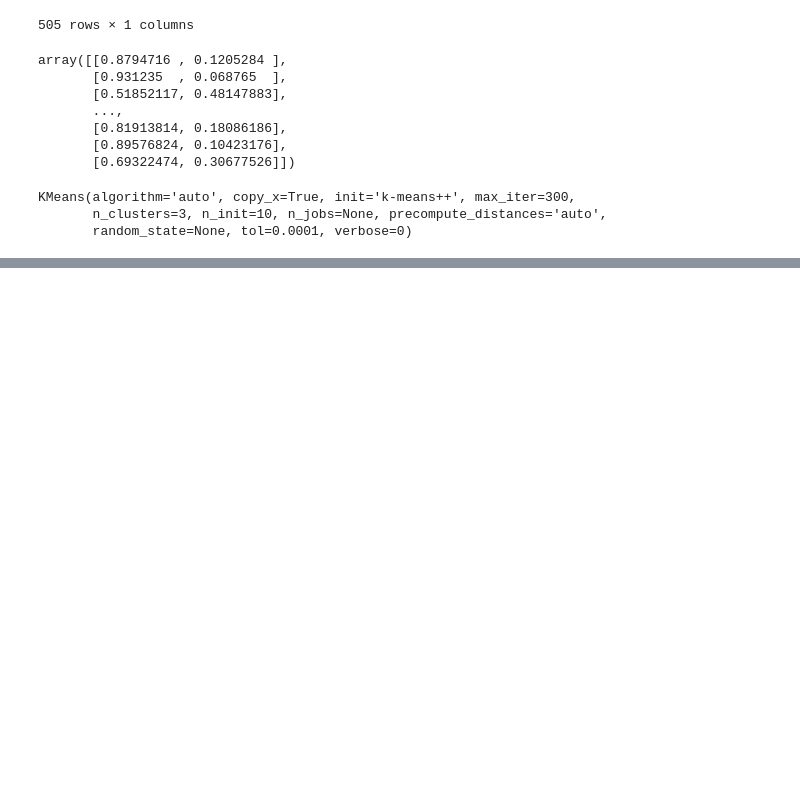
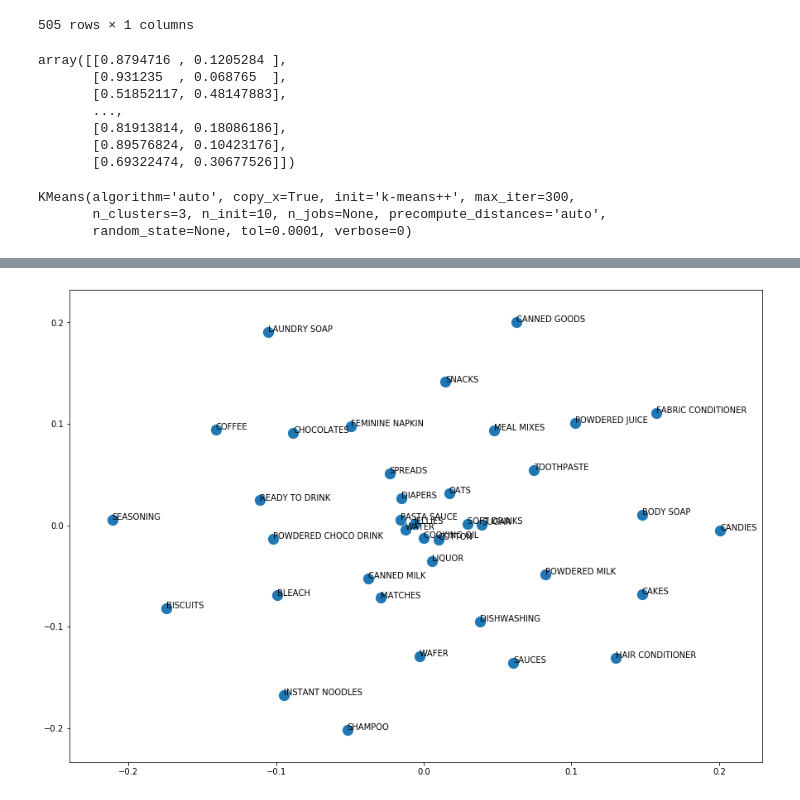
Before and after one commit to docligot/web-bootcamp-1, a Jupyter notebook: tessa/python/Python Exercises_2.ipynb, the cells around one changed output, grey strips where cells are left out. Cells and saved outputs as stored; diff of their text form; code cells hidden in the pictures; blank space fills up the shorter version.

```diff
--- a/tessa/python/Python Exercises_2.ipynb
+++ b/tessa/python/Python Exercises_2.ipynb
@@ -478,0 +511,6 @@ plt.scatter(test_output['x_axis'], test_output['y_axis'], c=test_output['cluster
+# %%
+df1 = md.fit_transform(df)
+# %%
+df2 = pd.DataFrame(df1, columns = ['x_axis', 'y_axis'])
+# %%
+df3 = pd.DataFrame(df.index, columns=['label'])
@@ -478,0 +526,2 @@ plt.scatter(test_output['x_axis'], test_output['y_axis'], c=test_output['cluster
+# %%
+df4 = df2.join(df3, how='inner')
@@ -478,0 +548,8 @@ plt.scatter(test_output['x_axis'], test_output['y_axis'], c=test_output['cluster
+# %%
+fig = plt.gcf()
+fig.set_size_inches(15, 10.5)
+plt.scatter(df4.x_axis, df4.y_axis, 150)
+for i, txt in enumerate(df4.label):
+    plt.annotate(txt, (df4.x_axis[i], df4.y_axis[i]))
+# %% [output]
+[figure, added]
```
Also changed, not shown: parts of 22 cells of this notebook.
